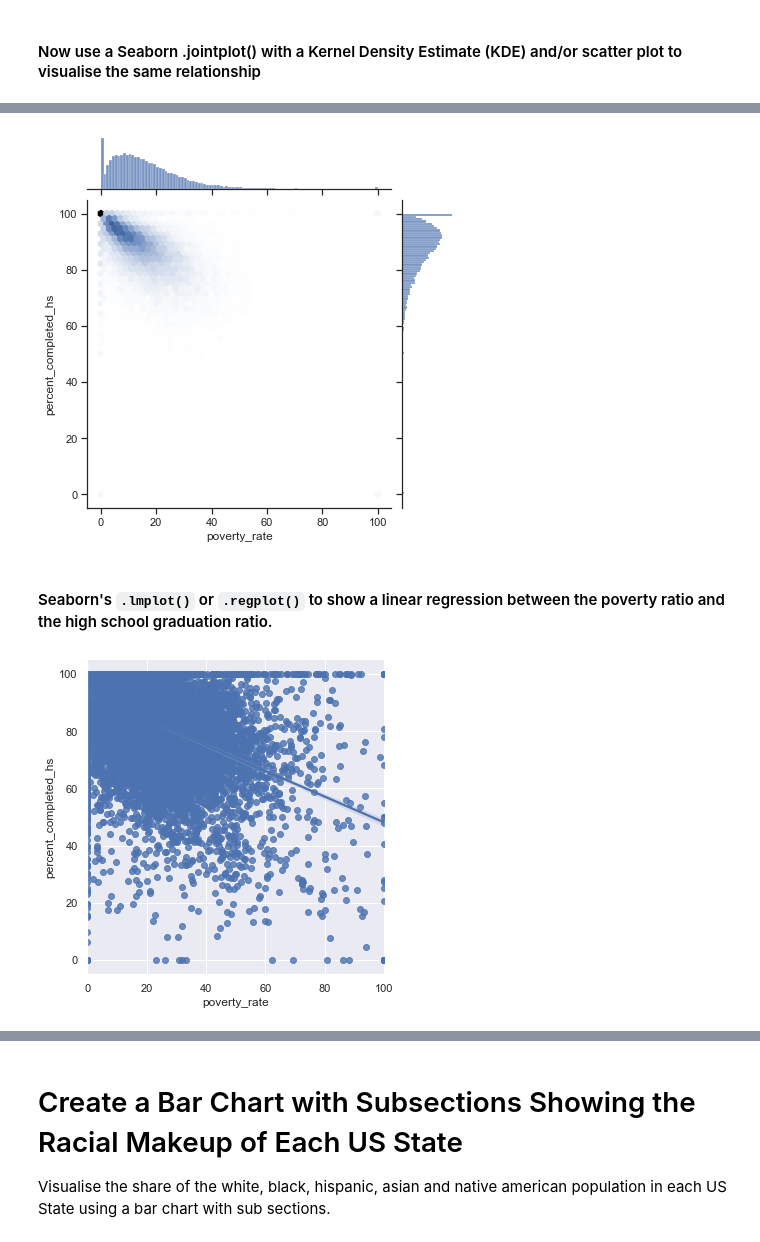
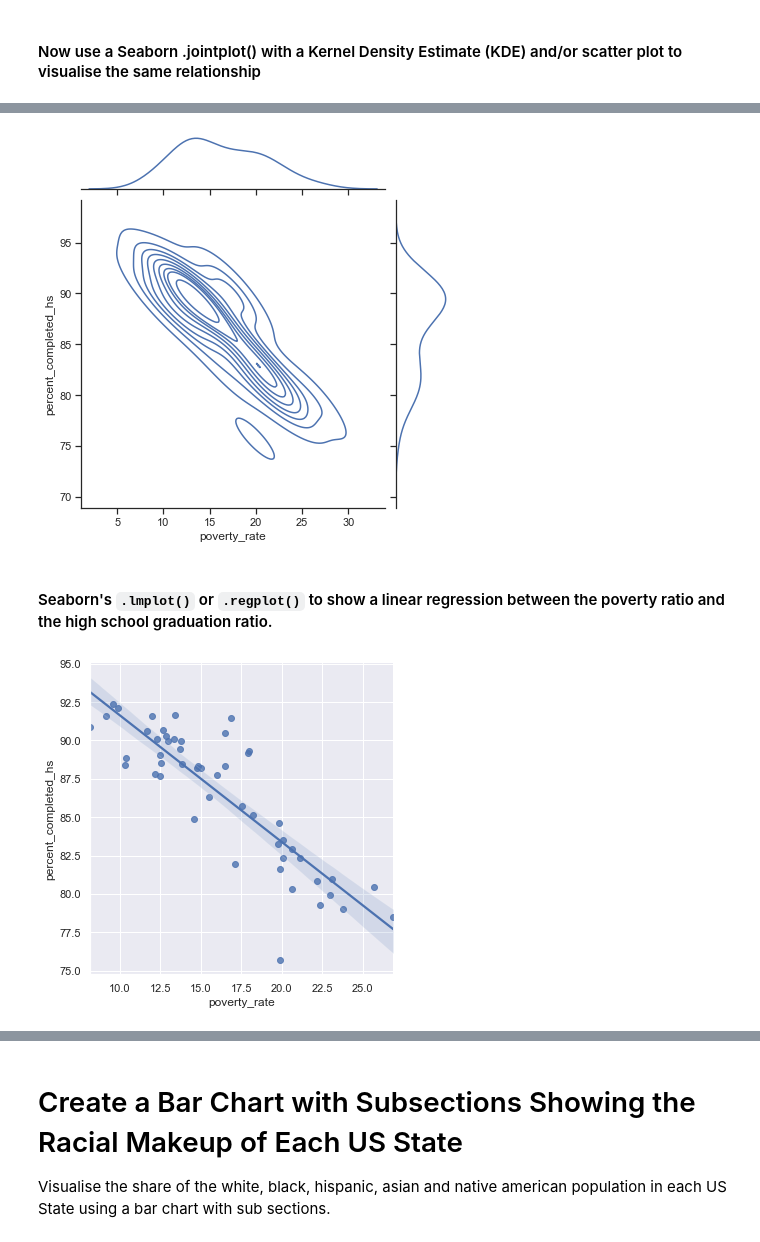
Before and after one commit to Brain3rd/PoliceAnalysis, a Jupyter notebook: Fatal_Force_(start).ipynb, the cells around one changed output, grey strips where cells are left out. Saved outputs shown, nothing was run; the diff lists cells and outputs as text; code cells hidden in the pictures.

Commit message:
Update some values to mean, for simplier chart.

```diff
--- a/Fatal_Force_(start).ipynb
+++ b/Fatal_Force_(start).ipynb
@@ -423,10 +406,20 @@ merged
+# %%
+df_pct_poverty.poverty_rate = pd.to_numeric(df_pct_poverty.poverty_rate)
+df_pct_poverty.sort_values('poverty_rate', ascending=False, inplace=True)
+poverty = df_pct_poverty.groupby('Geographic Area', as_index=False).agg({'poverty_rate': pd.Series.mean})
+# %%
+df_pct_completed_hs.percent_completed_hs = pd.to_numeric(df_pct_completed_hs.percent_completed_hs)
+df_pct_completed_hs.sort_values('percent_completed_hs', ascending=False, inplace=True)
+hs = df_pct_completed_hs.groupby('Geographic Area', as_index=False).agg({'percent_completed_hs': pd.Series.mean})
+# %%
+merged = pd.merge(hs, poverty, on=['Geographic Area'], how='inner')
 # %%
 sns.set_theme(style="ticks")
 
-sns.jointplot(x='poverty_rate', y='percent_completed_hs', data=merged, kind='hex')
+sns.jointplot(x='poverty_rate', y='percent_completed_hs', data=merged, kind='kde')
 plt.show()
 # %% [output]
-[figure, old version]
+[figure, new version]
 # %% [markdown]
 #### Seaborn's `.lmplot()` or `.regplot()` to show a linear regression between the poverty ratio and the high school graduation ratio.
 # %%
@@ -435,7 +428,7 @@ sns.set_theme(color_codes=True)
 sns.lmplot(x='poverty_rate', y='percent_completed_hs', data=merged)
 plt.show()
 # %% [output]
-[figure, old version]
+[figure, new version]
 # %%
 sns.regplot(x='poverty_rate', y='percent_completed_hs', data=merged)
 plt.show()
```
Also changed, not shown: parts of 6 cells of this notebook.
